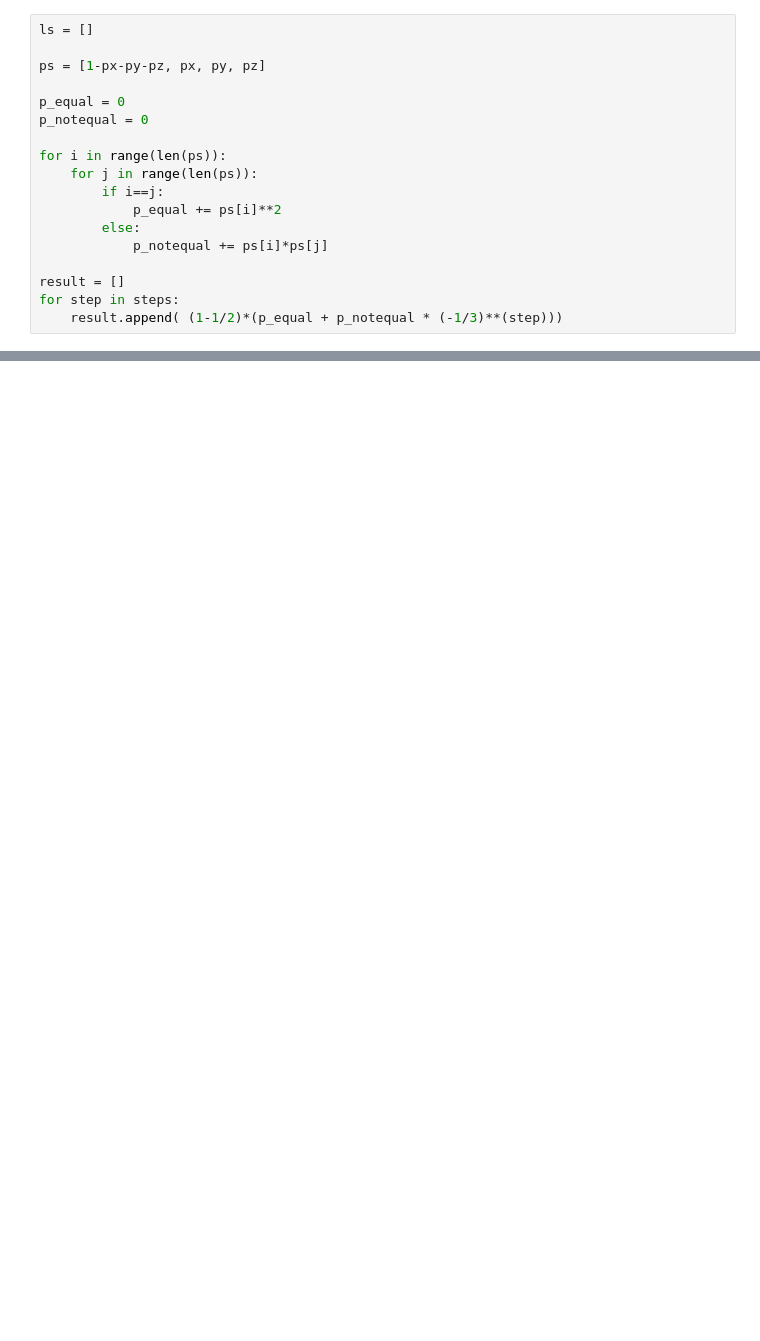
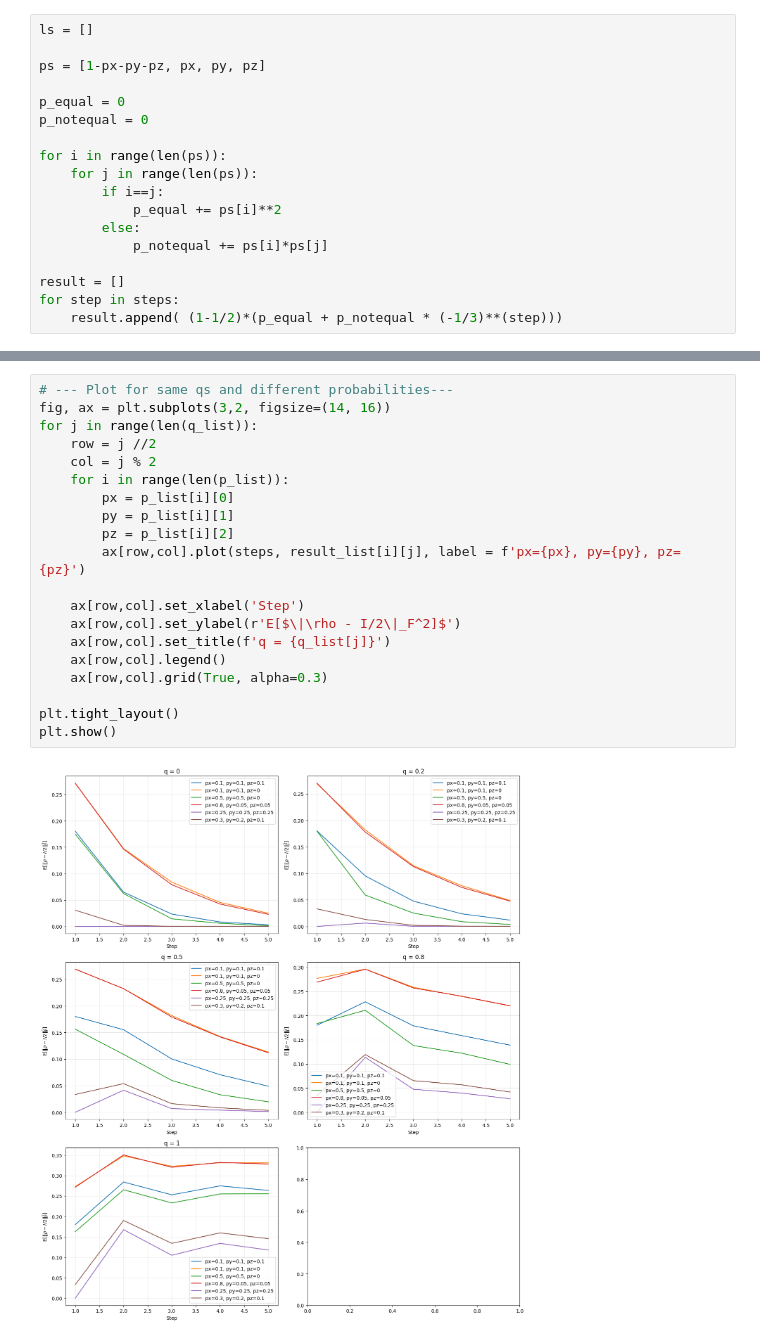
Before and after one commit to YommoY-official/MPQMasters, a Jupyter notebook: non_markovian_average_distance.ipynb, the cells around one changed output, grey strips where cells are left out. Cells and saved outputs as stored; diff of their text form; blank space fills up the shorter version.

```diff
--- a/non_markovian_average_distance.ipynb
+++ b/non_markovian_average_distance.ipynb
@@ -157,0 +204,22 @@ plt.show()
+# %%
+# --- Plot for same qs and different probabilities---
+fig, ax = plt.subplots(3,2, figsize=(14, 16))
+for j in range(len(q_list)):
+    row = j //2
+    col = j % 2
+    for i in range(len(p_list)):
+        px = p_list[i][0]
+        py = p_list[i][1]
+        pz = p_list[i][2]
+        ax[row,col].plot(steps, result_list[i][j], label = f'px={px}, py={py}, pz={pz}')
+
+    ax[row,col].set_xlabel('Step')
+    ax[row,col].set_ylabel(r'E[$\|\rho - I/2\|_F^2]$')
+    ax[row,col].set_title(f'q = {q_list[j]}')
+    ax[row,col].legend()
+    ax[row,col].grid(True, alpha=0.3)
+
+plt.tight_layout()
+plt.show()
+# %% [output]
+[figure, added]
```
Also changed, not shown: parts of 10 cells of this notebook.
